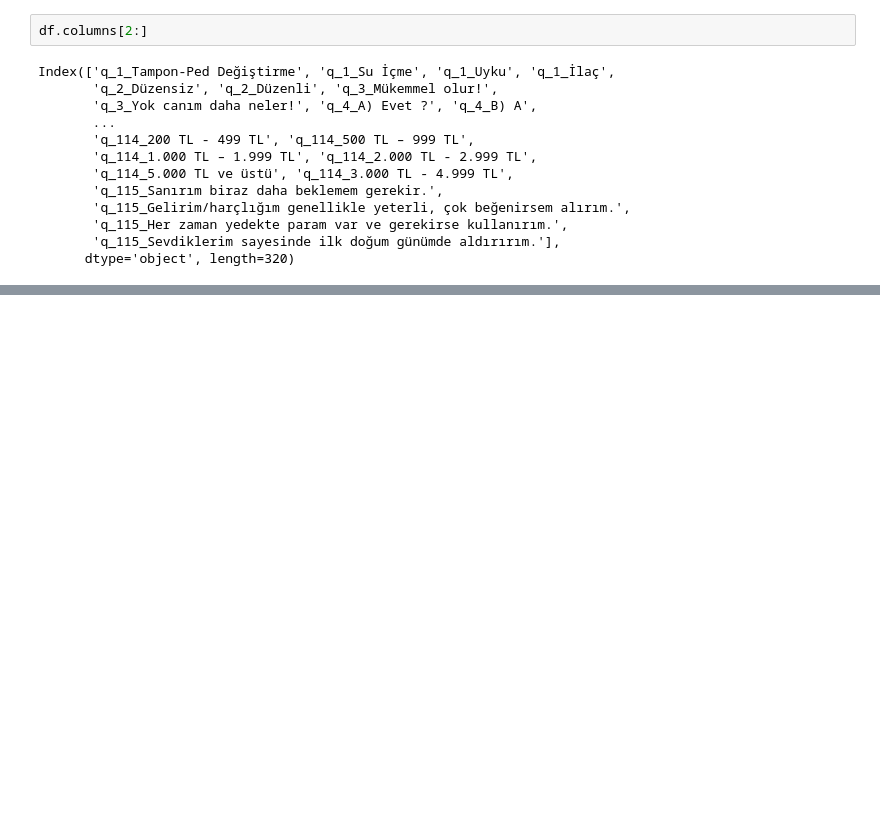
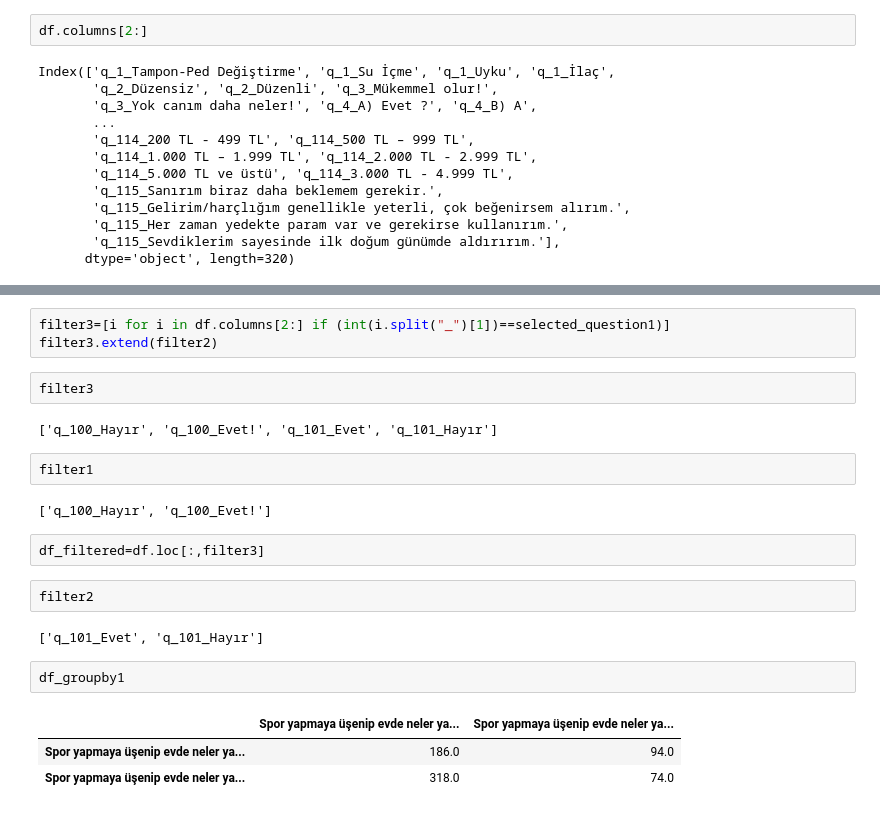
Before and after one commit to MustafaBozkurt84/anket-charts, a Jupyter notebook: Untitled.ipynb, the cells around one changed output, grey strips where cells are left out. Drawn from its saved outputs; the diff is of its cells as text; blank space fills up the shorter version.

```diff
--- a/Untitled.ipynb
+++ b/Untitled.ipynb
@@ -108,0 +97,23 @@ df_question["title"][2]
+# %%
+filter3=[i for i in df.columns[2:] if (int(i.split("_")[1])==selected_question1)]
+filter3.extend(filter2)
+# %%
+filter3
+# %% [output]
+['q_100_Hayır', 'q_100_Evet!', 'q_101_Evet', 'q_101_Hayır']
+# %%
+filter1
+# %% [output]
+['q_100_Hayır', 'q_100_Evet!']
+# %%
+df_filtered=df.loc[:,filter3]
+# %%
+filter2
+# %% [output]
+['q_101_Evet', 'q_101_Hayır']
+# %%
+df_groupby1
+# %% [output]
+|  | Spor yapmaya üşenip evde neler ya... | Spor yapmaya üşenip evde neler ya... |
+| Spor yapmaya üşenip evde neler ya... | 186.0 | 94.0 |
+| Spor yapmaya üşenip evde neler ya... | 318.0 | 74.0 |
```
Also changed, not shown: parts of 50 cells of this notebook, 3 other files.
